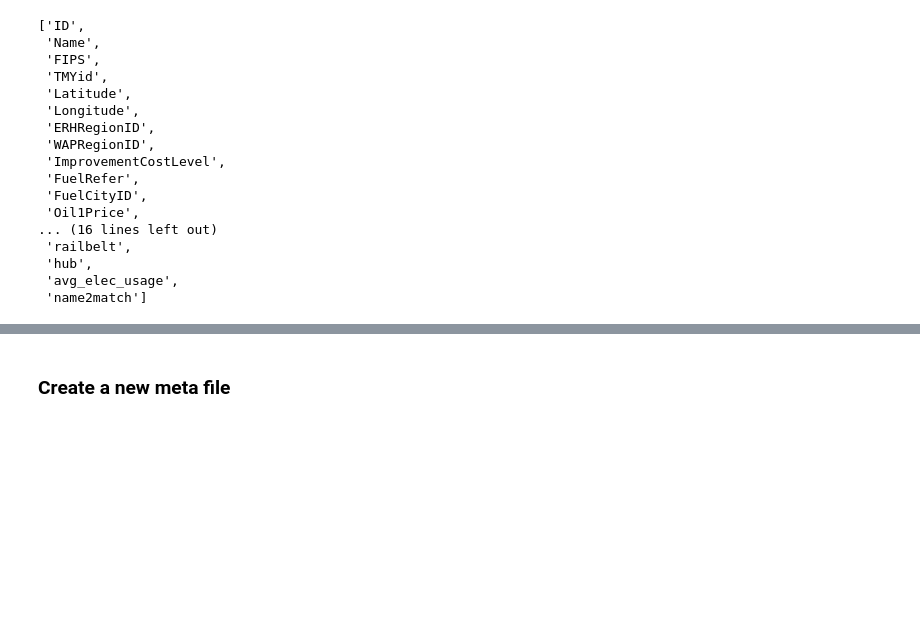
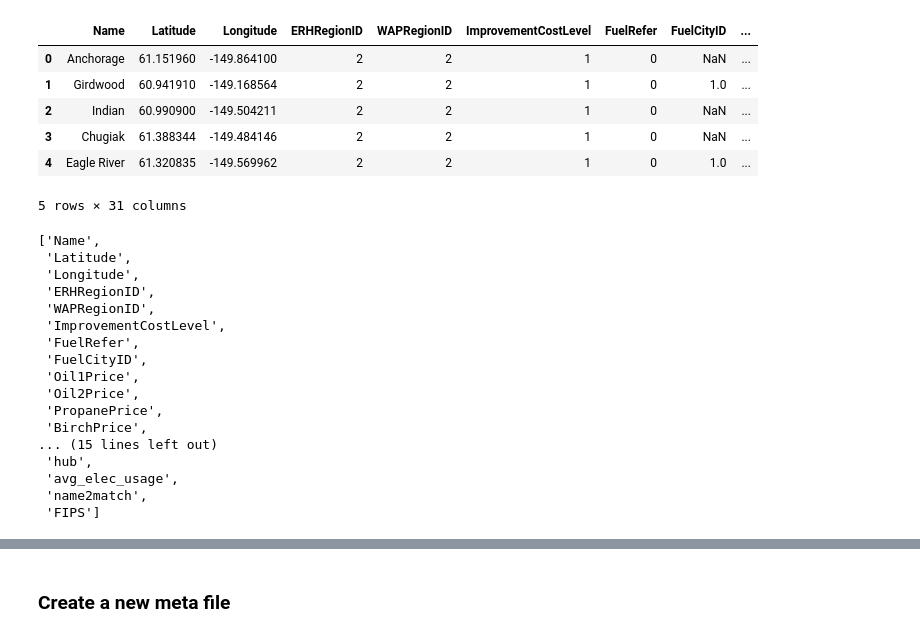
Before and after one commit to leungkp/akwlib-export, a Jupyter notebook: amendCity.ipynb, the cells around one changed output, grey strips where cells are left out. Drawn from its saved outputs; the diff is of its cells as text; code cells hidden in the pictures; blank space fills up the shorter version.

```diff
--- a/amendCity.ipynb
+++ b/amendCity.ipynb
@@ -28,5 +43,13 @@ places = gpd.read_file('/tmp/Places2010/')
 # %%
-# places2match = places[['name2match', 'FIPS']]
-# merged_data = pd.merge(city_HPC, places2match, on='name2match', how='left')
-# merged_data.head()
+places2match = places[['name2match', 'FIPS']]
+merged_data = pd.merge(city_HPC, places2match, on='name2match')
+merged_data.head()
+# %% [output]
+|  | Name | Latitude | Longitude | ERHRegionID | WAPRegionID | ImprovementCostLevel | FuelRefer | FuelCityID | ... |
+| 0 | Anchorage | 61.151960 | -149.864100 | 2 | 2 | 1 | 0 | NaN | ... |
+| 1 | Girdwood | 60.941910 | -149.168564 | 2 | 2 | 1 | 0 | 1.0 | ... |
+| 2 | Indian | 60.990900 | -149.504211 | 2 | 2 | 1 | 0 | NaN | ... |
+| 3 | Chugiak | 61.388344 | -149.484146 | 2 | 2 | 1 | 0 | NaN | ... |
+| 4 | Eagle River | 61.320835 | -149.569962 | 2 | 2 | 1 | 0 | 1.0 | ... |
+5 rows × 31 columns
 # %%
@@ -34,10 +57,7 @@ places = gpd.read_file('/tmp/Places2010/')
 # %%
-# merged_data.columns.tolist()
+merged_data.columns.tolist()
 # %% [output]
-['ID',
- 'Name',
- 'FIPS',
- 'TMYid',
+['Name',
  'Latitude',
  'Longitude',
  'ERHRegionID',
@@ -46,9 +66,12 @@ places = gpd.read_file('/tmp/Places2010/')
  'FuelRefer',
  'FuelCityID',
  'Oil1Price',
-... (16 lines left out)
- 'railbelt',
+ 'Oil2Price',
+ 'PropanePrice',
+ 'BirchPrice',
+... (15 lines left out)
  'hub',
  'avg_elec_usage',
- 'name2match']
+ 'name2match',
+ 'FIPS']
 # %%
```
Also changed, not shown: parts of 11 cells of this notebook, 2 other files.
